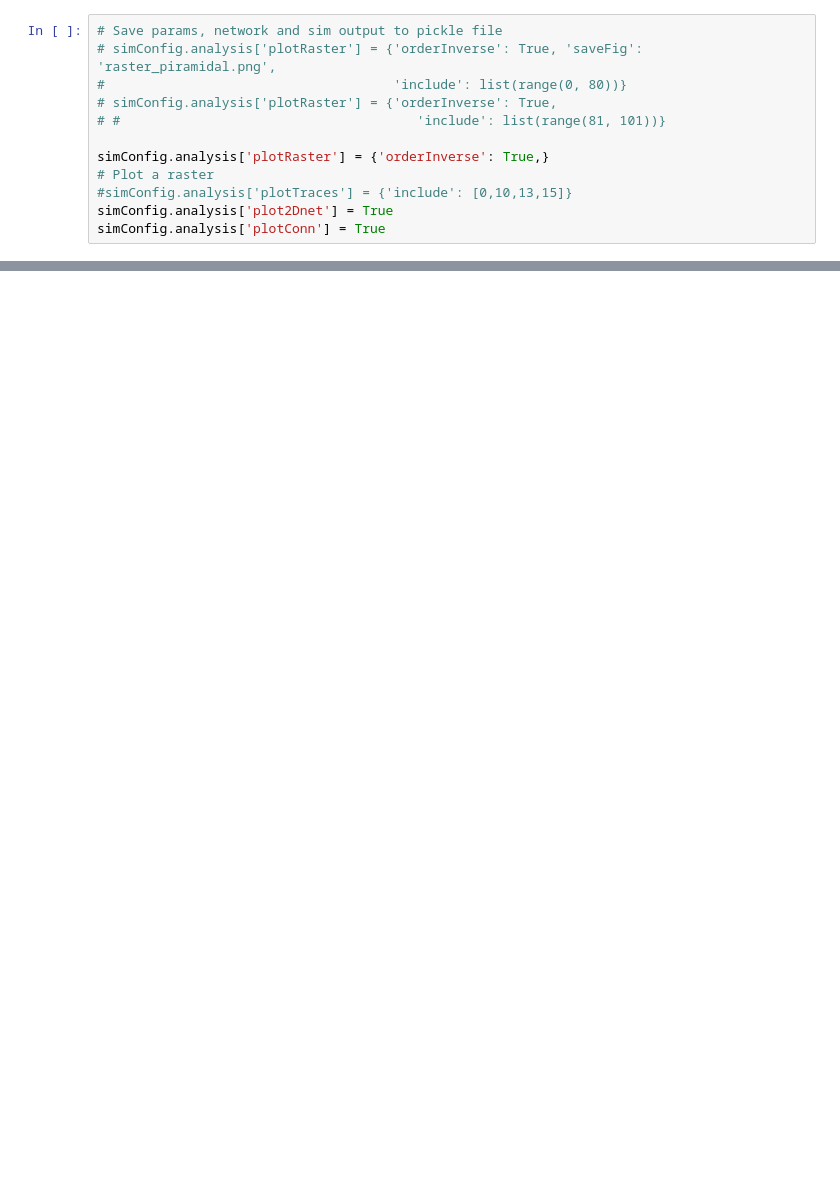
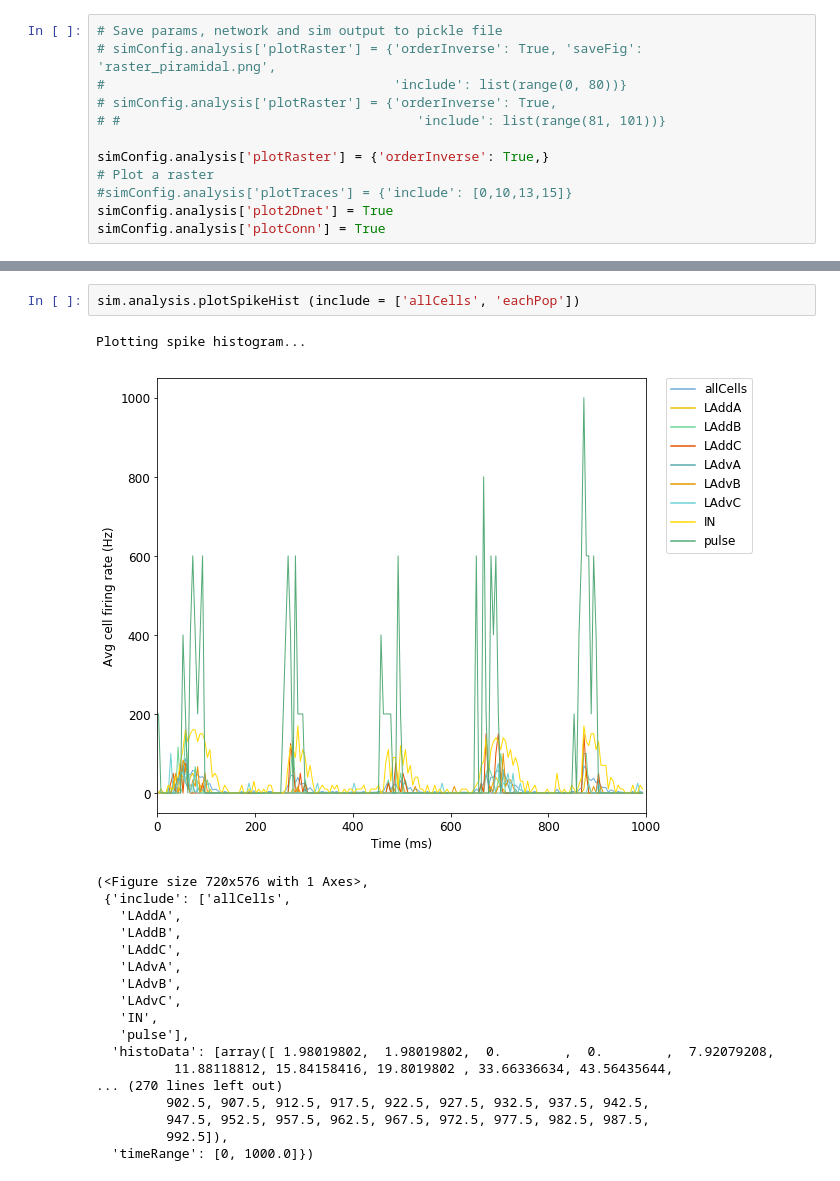
Before and after one commit to paulaxgr/lascon_project, a Jupyter notebook: project_code.ipynb, the cells around one changed output, grey strips where cells are left out. Cells and saved outputs as stored; diff of their text form; blank space fills up the shorter version.

```diff
--- a/project_code.ipynb
+++ b/project_code.ipynb
@@ -292,0 +319,22 @@ TypeError: 'float' object does not support item assignment
+# %%
+sim.analysis.plotSpikeHist (include = ['allCells', 'eachPop'])
+# %% [output]
+Plotting spike histogram...
+[figure, added]
+(<Figure size 720x576 with 1 Axes>,
+ {'include': ['allCells',
+   'LAddA',
+   'LAddB',
+   'LAddC',
+   'LAdvA',
+   'LAdvB',
+   'LAdvC',
+   'IN',
+   'pulse'],
+  'histoData': [array([ 1.98019802,  1.98019802,  0.        ,  0.        ,  7.92079208,
+          11.88118812, 15.84158416, 19.8019802 , 33.66336634, 43.56435644,
+... (270 lines left out)
+         902.5, 907.5, 912.5, 917.5, 922.5, 927.5, 932.5, 937.5, 942.5,
+         947.5, 952.5, 957.5, 962.5, 967.5, 972.5, 977.5, 982.5, 987.5,
+         992.5]),
+  'timeRange': [0, 1000.0]})
```
Also changed, not shown: parts of 45 cells of this notebook, 10 other files.
